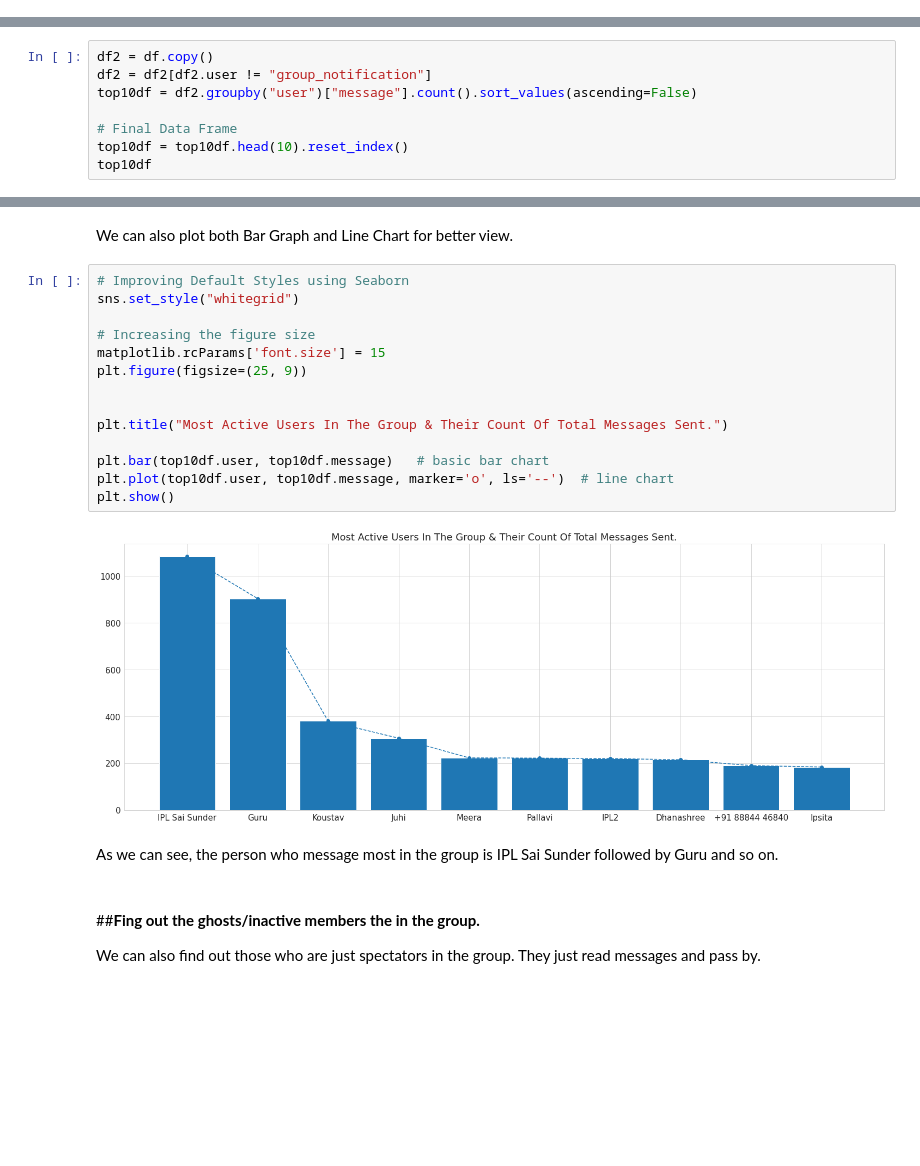
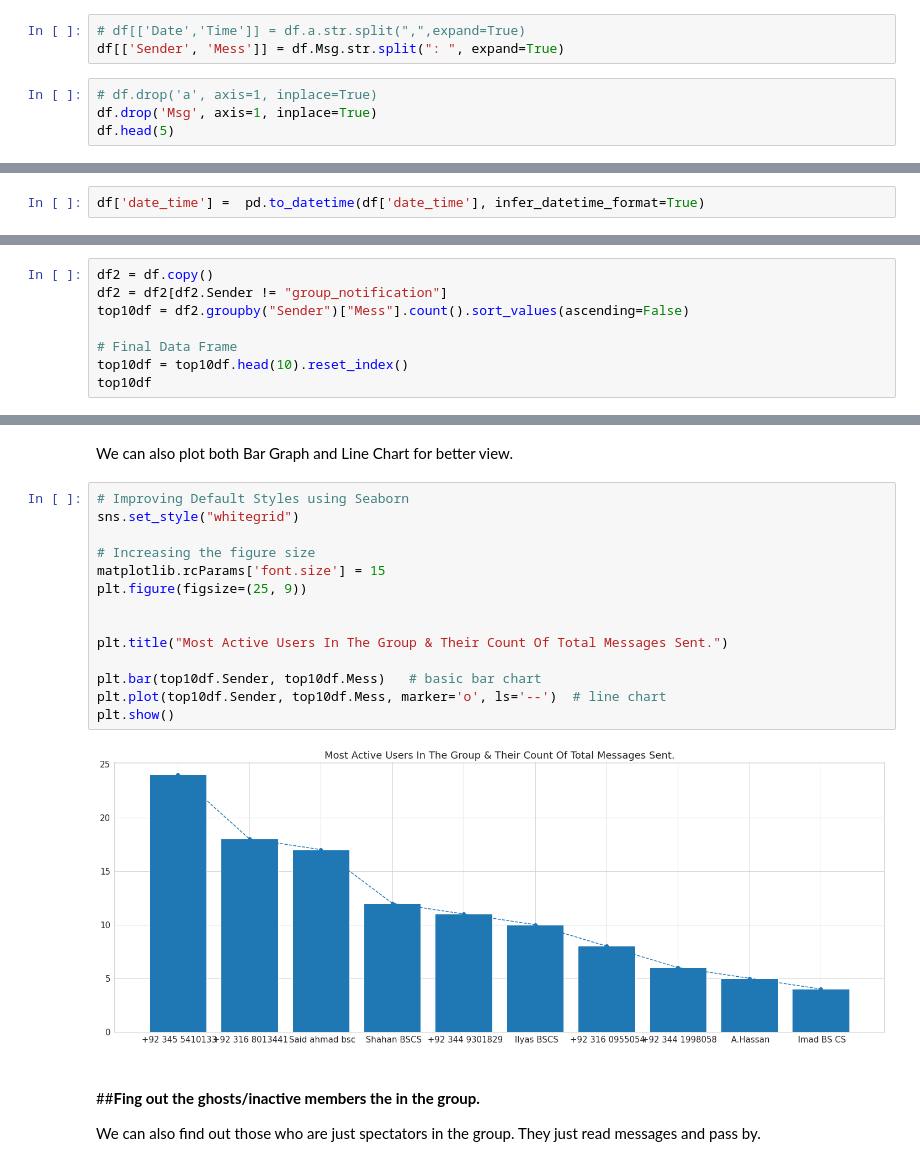
Before and after one commit to AhmadHassancs/Python-Data-Analysis, a Jupyter notebook: 4. WhatsApp Chat Analysis/WhatsApp_Chat_Analysis.ipynb, the cells around one changed output, grey strips where cells are left out. Cells and saved outputs as stored; diff of their text form; blank space fills up the shorter version.

```diff
--- a/4. WhatsApp Chat Analysis/WhatsApp_Chat_Analysis.ipynb
+++ b/4. WhatsApp Chat Analysis/WhatsApp_Chat_Analysis.ipynb
@@ -107,0 +133,7 @@ df
+# %%
+# df[['Date','Time']] = df.a.str.split(",",expand=True)
+df[['Sender', 'Mess']] = df.Msg.str.split(": ", expand=True)
+# %%
+# df.drop('a', axis=1, inplace=True)
+df.drop('Msg', axis=1, inplace=True)
+df.head(5)
@@ -143,3 +178,5 @@ array(['group_notification', 'TDS', 'Ipsita', 'Vinay IPL',
+# %%
+df['date_time'] =  pd.to_datetime(df['date_time'], infer_datetime_format=True)
 # %%
 df['day'] = df['date_time'].dt.strftime('%a')
 df['month'] = df['date_time'].dt.strftime('%b')
@@ -279,8 +305,8 @@ plt.savefig('top10_days.svg', format = 'svg')
 ##**Check top 10 active users in the group.**
 # %%
 df2 = df.copy()
-df2 = df2[df2.user != "group_notification"]
-top10df = df2.groupby("user")["message"].count().sort_values(ascending=False)
+df2 = df2[df2.Sender != "group_notification"]
+top10df = df2.groupby("Sender")["Mess"].count().sort_values(ascending=False)
 
 # Final Data Frame
 top10df = top10df.head(10).reset_index()
@@ -320,21 +343,19 @@ We can also plot both Bar Graph and Line Chart for better view.
 # %%
 # Improving Default Styles using Seaborn
 sns.set_style("whitegrid")
 
 # Increasing the figure size
 matplotlib.rcParams['font.size'] = 15
 plt.figure(figsize=(25, 9))
 
 
 plt.title("Most Active Users In The Group & Their Count Of Total Messages Sent.")
 
-plt.bar(top10df.user, top10df.message)   # basic bar chart
-plt.plot(top10df.user, top10df.message, marker='o', ls='--')  # line chart
+plt.bar(top10df.Sender, top10df.Mess)   # basic bar chart
+plt.plot(top10df.Sender, top10df.Mess, marker='o', ls='--')  # line chart
 plt.show()
 # %% [output]
-[figure, old version]
+[figure, new version]
-# %% [markdown]
-As we can see, the person who message most in the group is IPL Sai Sunder followed by Guru and so on.
 # %% [markdown]
 <br>
 
```
Also changed, not shown: parts of 39 cells of this notebook.
